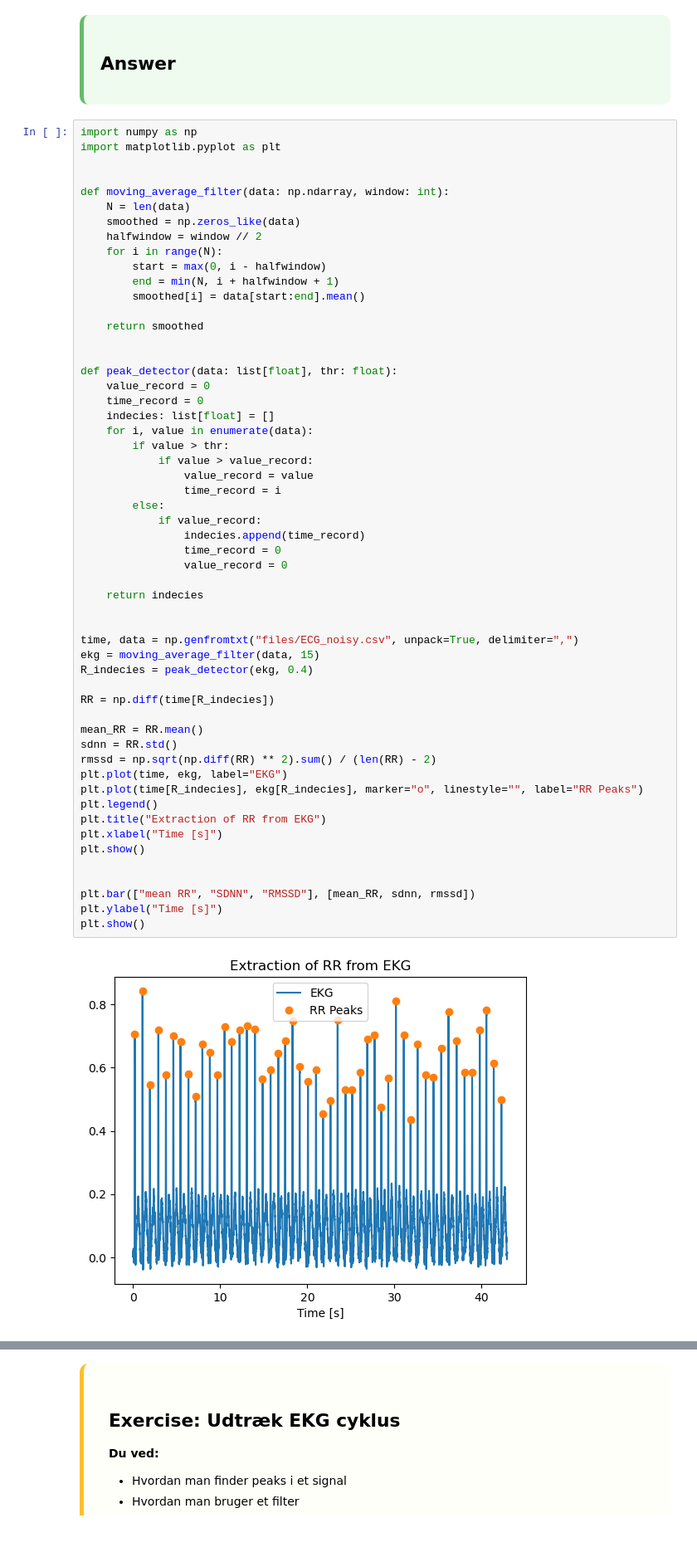
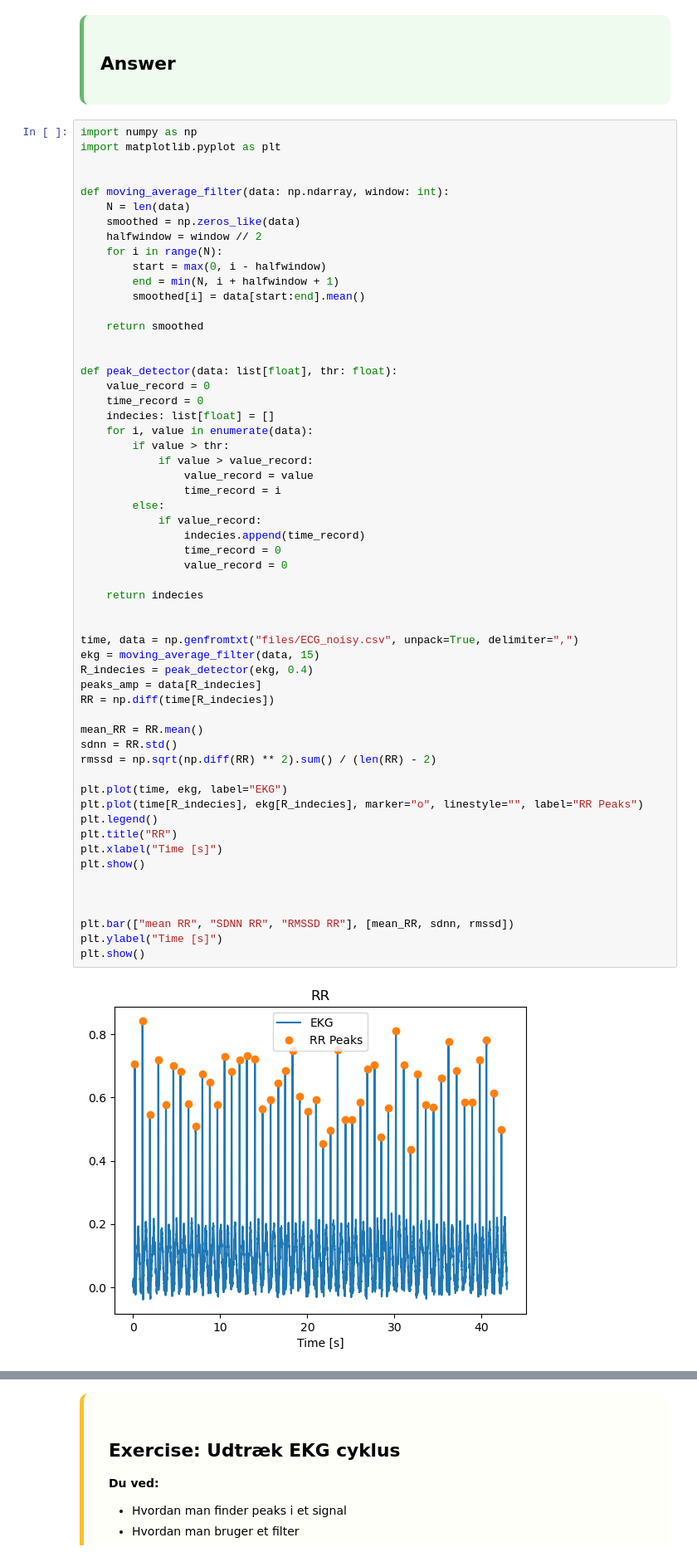
Before and after one commit to AAU-ST2-Programming/signals_1, a Jupyter notebook: signals_1_signal_basics.ipynb, the cells around one changed output, grey strips where cells are left out. Shown at 83% size. Cells and saved outputs as stored; diff of their text form.

```diff
--- a/signals_1_signal_basics.ipynb
+++ b/signals_1_signal_basics.ipynb
@@ -598,34 +598,36 @@ def peak_detector(data: list[float], thr: float):
             if value > value_record:
                 value_record = value
                 time_record = i
         else:
             if value_record:
                 indecies.append(time_record)
                 time_record = 0
                 value_record = 0
 
     return indecies
 
 
 time, data = np.genfromtxt("files/ECG_noisy.csv", unpack=True, delimiter=",")
 ekg = moving_average_filter(data, 15)
 R_indecies = peak_detector(ekg, 0.4)
-
+peaks_amp = data[R_indecies]
 RR = np.diff(time[R_indecies])
 
 mean_RR = RR.mean()
 sdnn = RR.std()
 rmssd = np.sqrt(np.diff(RR) ** 2).sum() / (len(RR) - 2)
+
 plt.plot(time, ekg, label="EKG")
 plt.plot(time[R_indecies], ekg[R_indecies], marker="o", linestyle="", label="RR Peaks")
 plt.legend()
-plt.title("Extraction of RR from EKG")
+plt.title("RR")
 plt.xlabel("Time [s]")
 plt.show()
 
 
-plt.bar(["mean RR", "SDNN", "RMSSD"], [mean_RR, sdnn, rmssd])
+
+plt.bar(["mean RR", "SDNN RR", "RMSSD RR"], [mean_RR, sdnn, rmssd])
 plt.ylabel("Time [s]")
 plt.show()
 # %% [output]
-[figure, old version]
+[figure, new version]
```
Also changed, not shown: parts of 3 cells of this notebook, 2 other files.
